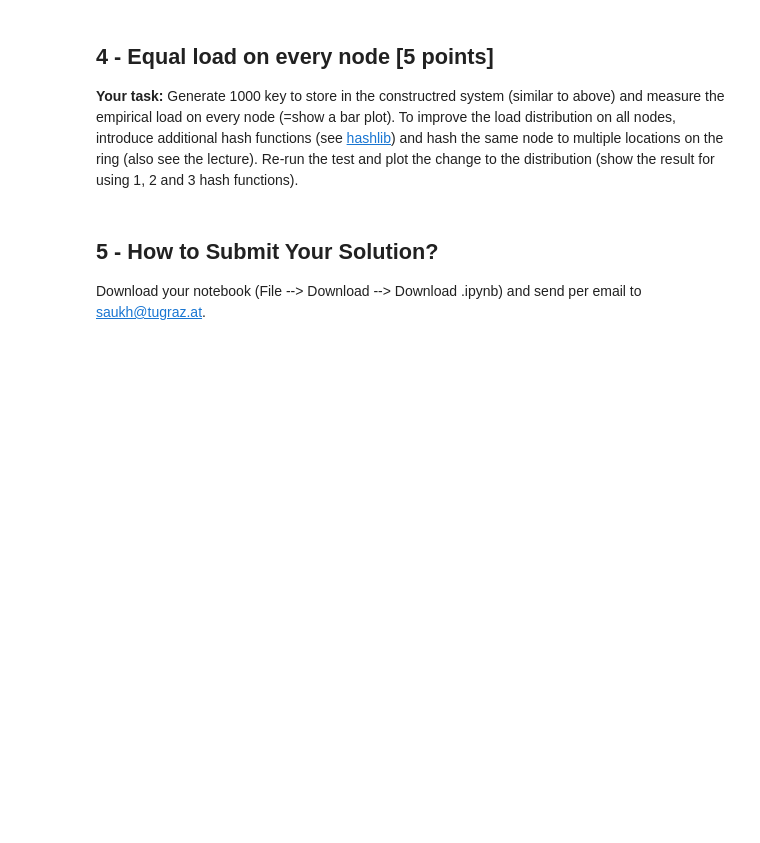
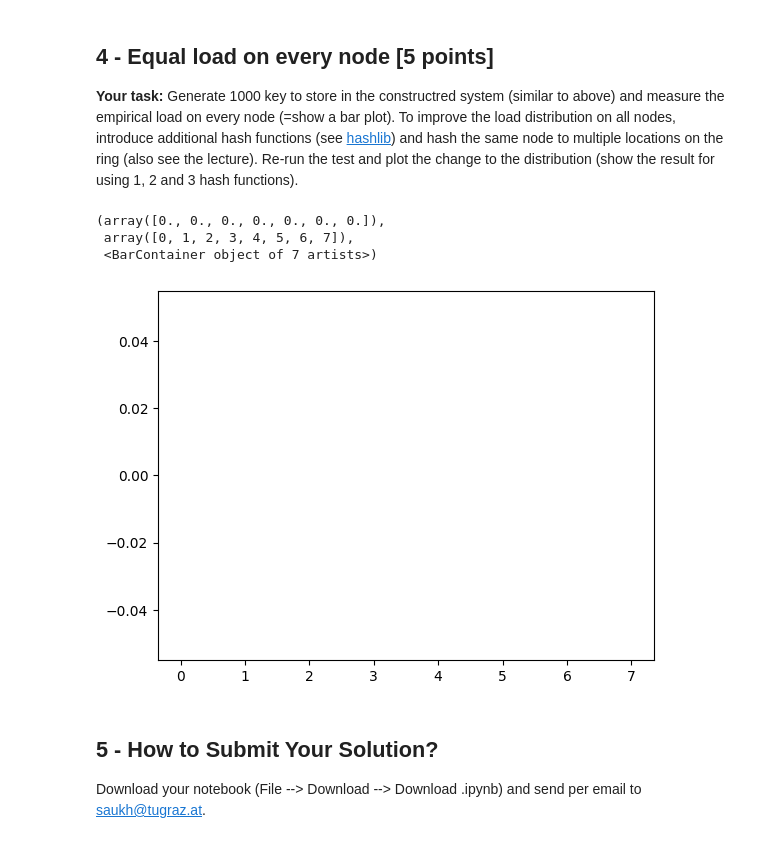
Before and after one commit to xmihol00/fault_tolerant_algorithms, a Jupyter notebook: project_03/Project_03__Distributed_Storage_Systems.ipynb, the cells around one changed output. Drawn from its saved outputs; the diff is of its cells as text; code cells hidden in the pictures; blank space fills up the shorter version.

```diff
--- a/project_03/Project_03__Distributed_Storage_Systems.ipynb
+++ b/project_03/Project_03__Distributed_Storage_Systems.ipynb
@@ -72,8 +72,11 @@ node G has hash 25
 We generate movie files and hash them using the same hash function above. The example below generates 15 files.
 # %%
 # Create a list of movie files to be stores on the nodes
+def movie_file_list(num_files):
+    return [f"f{x}.mov" for x in range(num_files)]
+
 numfiles = 15
-filelist = ['f%d.mov' % x for x in range(0,numfiles)]
+filelist = movie_file_list(numfiles)
 
 for file in filelist:
     print(f"file {file} has hash {hash_fn(file)}")
@@ -253,3 +274,15 @@ None
+# %%
+filelist = movie_file_list(1000)
+files, nodes = create_files_and_nodes(storage_nodes, filelist)
+files_per_node = assign_files_to_nodes(files, nodes)
+bins = np.arange(0, num_nodes + 1)
+values = [len(files) for files in files_per_node.values()]
+plt.hist(values, bins)
+# %% [output]
+(array([0., 0., 0., 0., 0., 0., 0.]),
+ array([0, 1, 2, 3, 4, 5, 6, 7]),
+ <BarContainer object of 7 artists>)
+[figure, added]
 # %% [markdown]
 ## 5 - How to Submit Your Solution?
 
```
Also changed, not shown: parts of 3 cells of this notebook.
